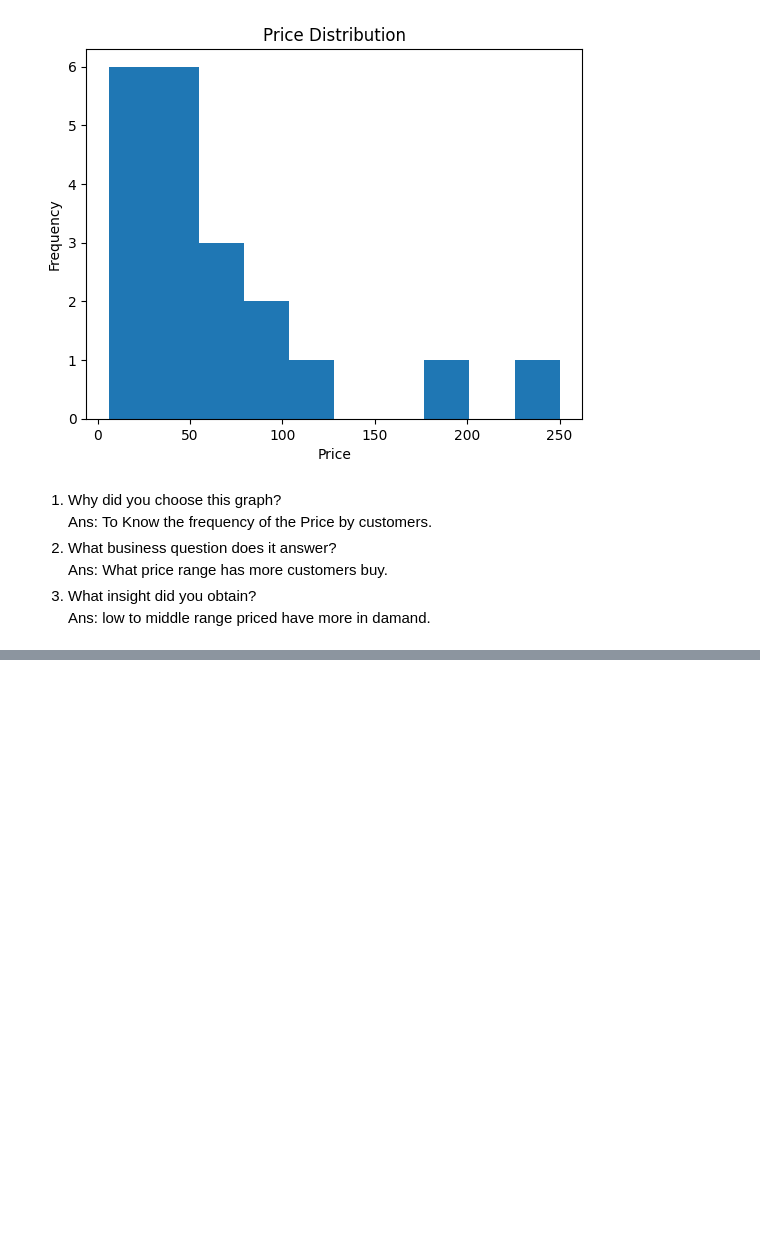
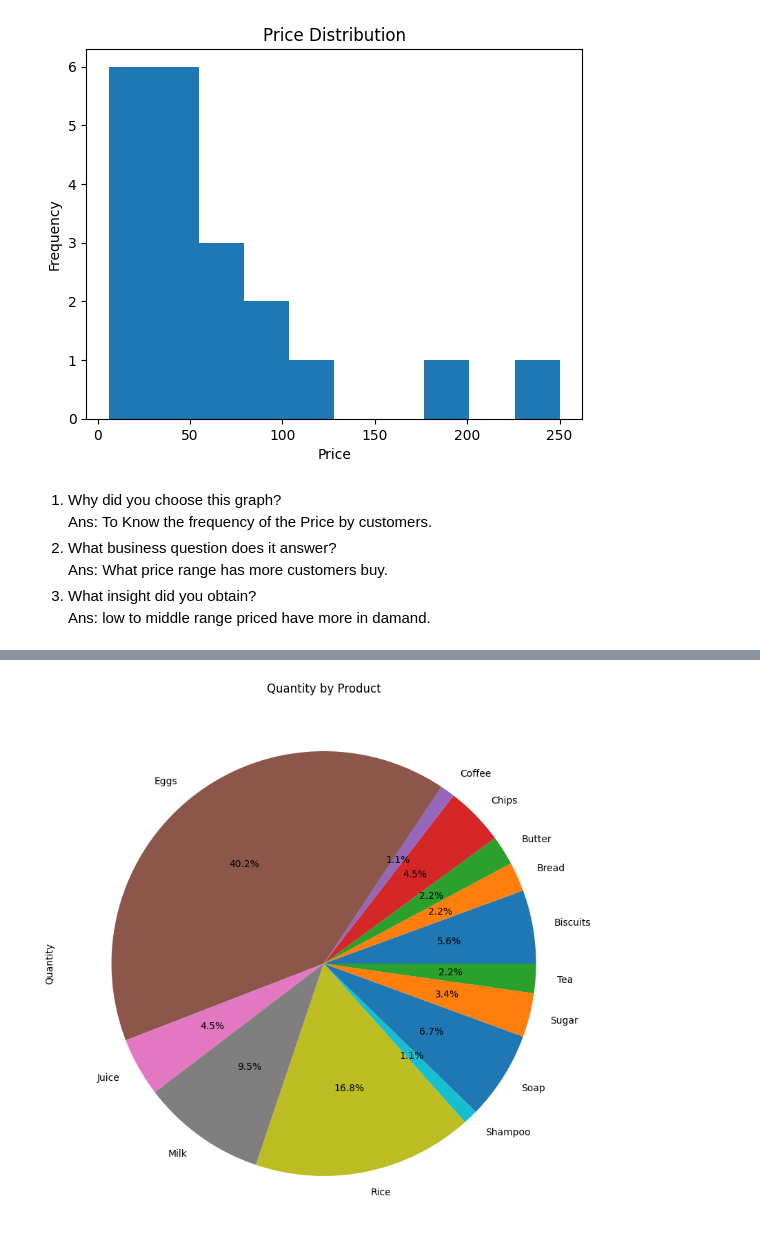
Before and after one commit to Riyaz127/TNS-Practice, a Jupyter notebook: Batch2_day11.ipynb, the cells around one changed output, grey strips where cells are left out. Saved outputs shown, nothing was run; the diff lists cells and outputs as text; code cells hidden in the pictures; blank space fills up the shorter version.

```diff
--- a/Batch2_day11.ipynb
+++ b/Batch2_day11.ipynb
@@ -168,0 +184,8 @@ Ans: low to middle range priced have more in damand.
+# %%
+#Pie Chart
+plt.figure(figsize=(15,10))
+df.groupby('Product')['Quantity'].sum().plot(kind='pie',autopct='%1.1f%%')
+plt.title("Quantity by Product")
+plt.show()
+# %% [output]
+[figure, added]
```
Also changed, not shown: parts of 5 cells of this notebook.
